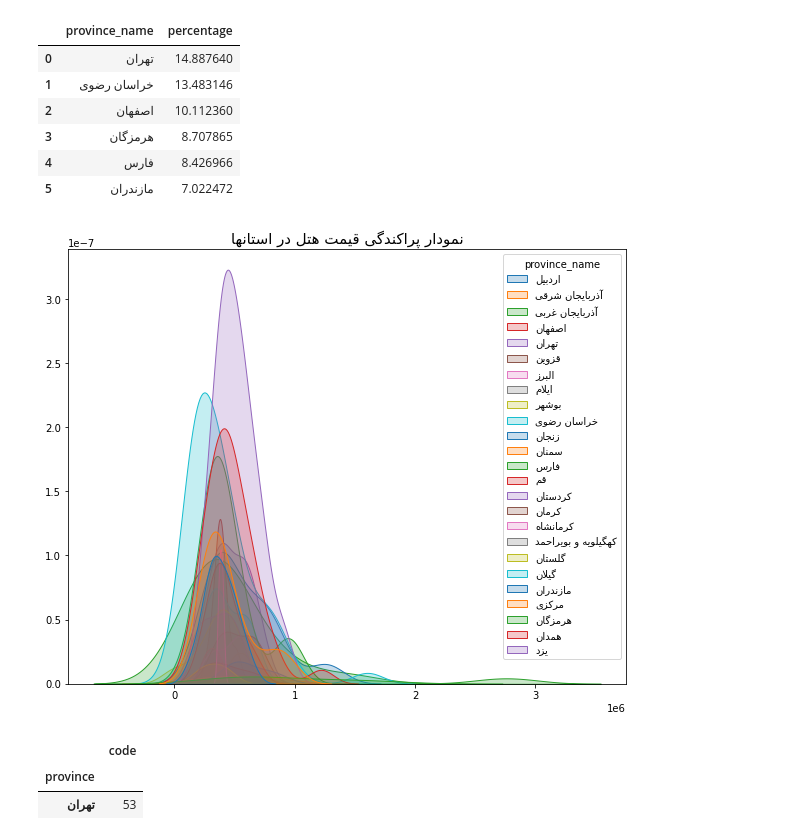
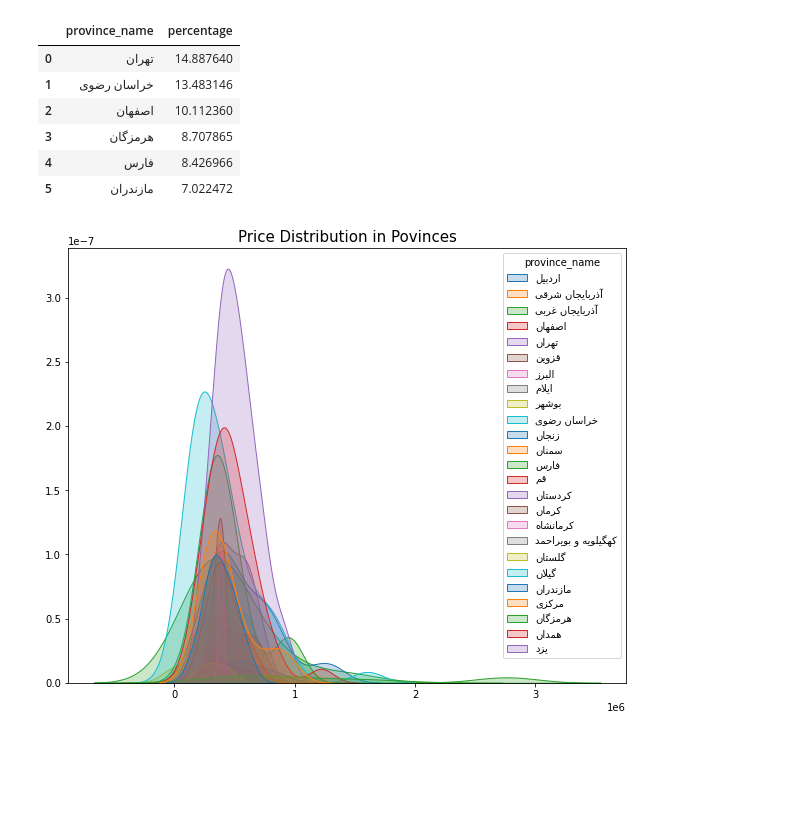
Before and after one commit to amiralimadadi/Jabama_WebScrap, a Jupyter notebook: Hotels/HotelsAnalysis.ipynb, the cells around one changed output. Cells and saved outputs as stored; diff of their text form; code cells hidden in the pictures; blank space fills up the shorter version.

```diff
--- a/Hotels/HotelsAnalysis.ipynb
+++ b/Hotels/HotelsAnalysis.ipynb
@@ -181,23 +177,15 @@ df_temp_province[['province_name','percentage']].head(6)
 # %%
 plt.figure(figsize= (10, 8))
 df_temp_province = df
 df_temp_province['province_name'] = [get_display(reshape(label)) for label in df['province']]
 df_temp_province.head()
 sns.kdeplot(x = "price", hue = "province_name", fill= True,data = df_temp_province, palette= "tab10")
-plt.title(get_display(reshape('نمودار پراکندگی قیمت هتل در استانها')), fontsize = 15)
+plt.title(get_display(reshape('Price Distribution in Povinces')), fontsize = 15)
 plt.ylabel('')
 plt.xlabel('')
 plt.show()
 # %% [output]
-[figure, old version]
+[figure, new version]
-# %%
-df = df.groupby("province").filter(lambda x: len(x) >= 50)
-df_temp = df.groupby('province')[['code']].count().sort_values(['code'], ascending=False)
-df_temp
-# %% [output]
-|  | code |
-| province |  |
-| تهران | 53 |
 # %%
 df_temp = pd.get_dummies(df, columns=["province"])
 df_temp.head()
```
Also changed, not shown: parts of 22 cells of this notebook, 2 other files.
